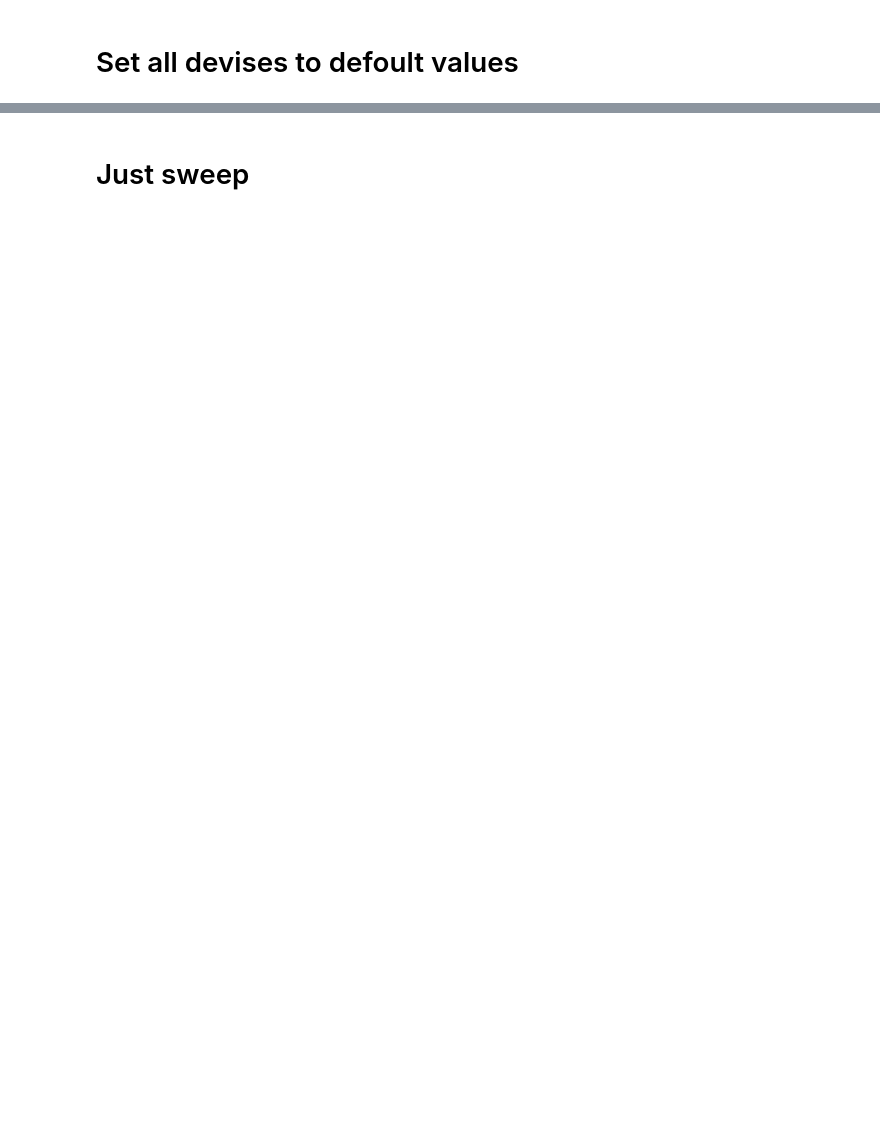
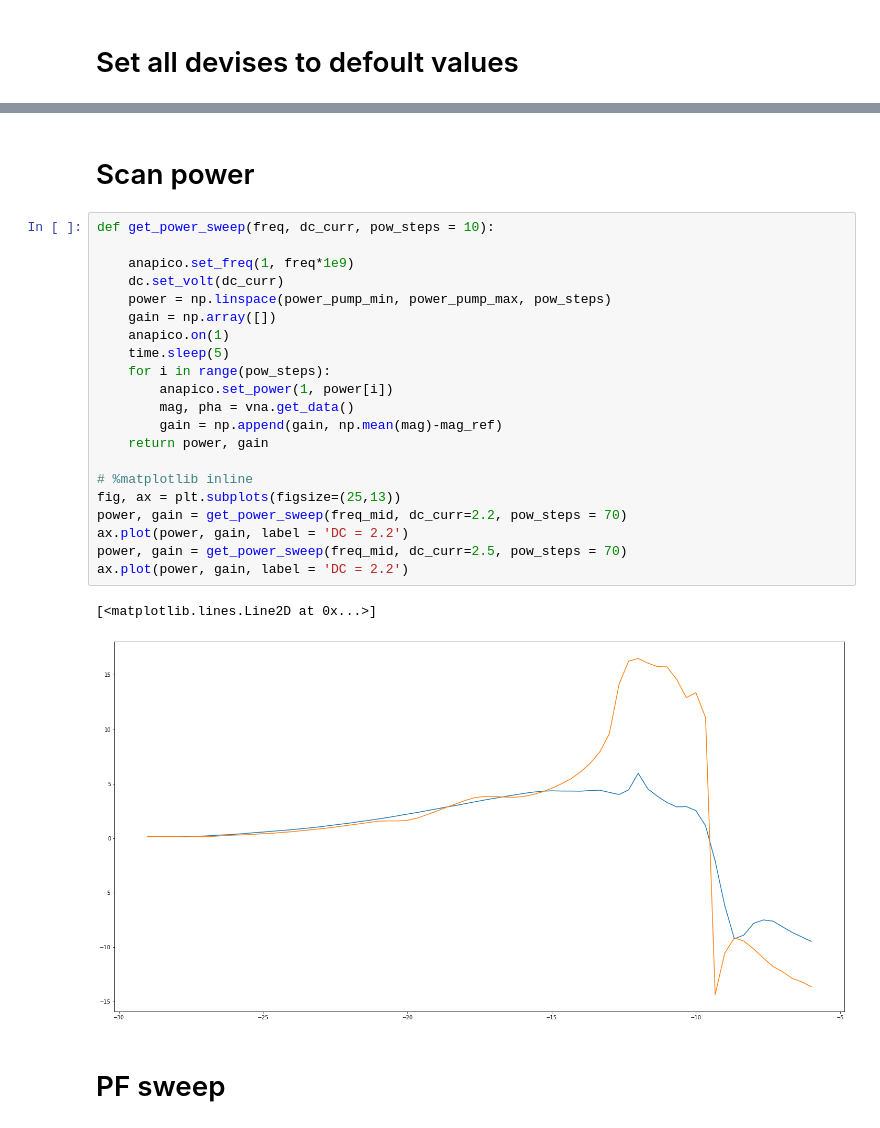
Before and after one commit to NanoYY/ColdMeasurements, a Jupyter notebook: DeMag/Scripts/TWPA calibration/TWPA operating point search.ipynb, the cells around one changed output, grey strips where cells are left out. Cells and saved outputs as stored; diff of their text form; blank space fills up the shorter version.

```diff
--- a/DeMag/Scripts/TWPA calibration/TWPA operating point search.ipynb
+++ b/DeMag/Scripts/TWPA calibration/TWPA operating point search.ipynb
@@ -100,2 +125,28 @@ Sweep time: 0.08783333333333333 m
+# %% [markdown]
+# Scan power
+# %%
+def get_power_sweep(freq, dc_curr, pow_steps = 10):
+
+    anapico.set_freq(1, freq*1e9)
+    dc.set_volt(dc_curr)
+    power = np.linspace(power_pump_min, power_pump_max, pow_steps)
+    gain = np.array([])
+    anapico.on(1)
+    time.sleep(5)
+    for i in range(pow_steps):
+        anapico.set_power(1, power[i])
+        mag, pha = vna.get_data()
+        gain = np.append(gain, np.mean(mag)-mag_ref)
+    return power, gain
+
+# %matplotlib inline
+fig, ax = plt.subplots(figsize=(25,13))
+power, gain = get_power_sweep(freq_mid, dc_curr=2.2, pow_steps = 70)
+ax.plot(power, gain, label = 'DC = 2.2')
+power, gain = get_power_sweep(freq_mid, dc_curr=2.5, pow_steps = 70)
+ax.plot(power, gain, label = 'DC = 2.2')
+# %% [output]
+[<matplotlib.lines.Line2D at 0x...>]
+[figure, added]
 # %% [markdown]
-# Just sweep
+# PF sweep
```
Also changed, not shown: parts of 33 cells of this notebook.
